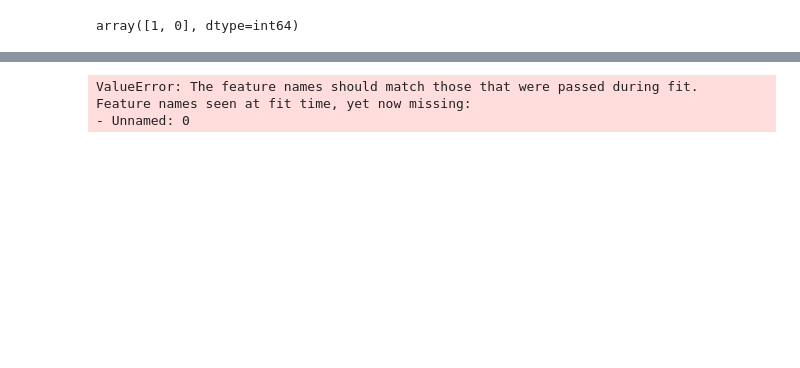
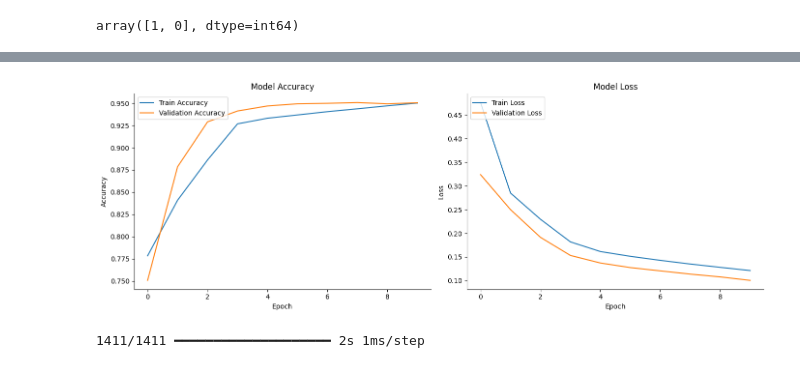
Before and after one commit to Rangga52223/Optimasi_Model_Deteksi_DDoS_Menggunakan_LSTM, a Jupyter notebook: Model1.ipynb, the cells around one changed output, grey strips where cells are left out. Saved outputs shown, nothing was run; the diff lists cells and outputs as text; code cells hidden in the pictures; blank space fills up the shorter version.

Commit message:
Update Model 1 Meredakan Overfitting

```diff
--- a/Model1.ipynb
+++ b/Model1.ipynb
@@ -146,7 +185,7 @@ from keras.layers import Reshape
 model1 = Sequential(
     [
         #Layer1
-        LSTM(128, input_shape=(X_train_res_reshaped.shape[1], X_train_res_reshaped.shape[2]), return_sequences=True),
+        LSTM(128, input_shape=(X_train_reshaped .shape[1], X_train_reshaped .shape[2]), return_sequences=True),
         Dropout(0.2),
         Dense(64),
         Dropout(0.2),
@@ -156,8 +195,6 @@ model1 = Sequential(
         Dense(32, activation='tanh'),
         Dropout(0.2),
         #Layer3
-        LSTM(32),
-        Dropout(0.2),
         Dense(1, activation='sigmoid')
     ]
 )
@@ -188,11 +225,11 @@ Model: "sequential_1"
 from keras.optimizers import Adam
 
 # Compile the model with Adam optimizer and a learning rate of 0.00001
-model1.compile(optimizer=Adam(learning_rate=0.000001), loss='binary_crossentropy', metrics=['accuracy'])
+model1.compile(optimizer=Adam(learning_rate=0.00001), loss='binary_crossentropy', metrics=['accuracy'])
 # %%
-weight = {0: 2.0, 1: 1.0}
+weight = {0: 1.0, 1: 1.0}
 
-train = model1.fit(X_train_res_reshaped,y_train, epochs=10, batch_size=32, validation_split=0.2)
+train = model1.fit(X_train_reshaped ,y_train, epochs=10, batch_size=32, validation_split=0.2)
 train
 # %% [output]
 Epoch 1/10
@@ -218,18 +255,40 @@ Epoch 10/10
 <keras.src.callbacks.history.History at 0x...>
+# %%
+import seaborn as sns
+
+import matplotlib.pyplot as plt
+
+# Plot training & validation accuracy values
+plt.figure(figsize=(14, 5))
+
+plt.subplot(1, 2, 1)
+plt.plot(train.history['accuracy'], label='Train Accuracy')
+plt.plot(train.history['val_accuracy'], label='Validation Accuracy')
+plt.title('Model Accuracy')
+plt.xlabel('Epoch')
+plt.ylabel('Accuracy')
+plt.legend(loc='upper left')
+sns.despine()
+
+# Plot training & validation loss values
+plt.subplot(1, 2, 2)
+plt.plot(train.history['loss'], label='Train Loss')
+plt.plot(train.history['val_loss'], label='Validation Loss')
+plt.title('Model Loss')
+plt.xlabel('Epoch')
+plt.ylabel('Loss')
+plt.legend(loc='upper left')
+sns.despine()
+
+plt.tight_layout()
+plt.show()
+# %% [output]
+[figure, added]
 # %%
 from sklearn.metrics import f1_score
-
-# Reshape data menjadi bentuk [samples, timesteps, features]
-X_test_reshaped = X_test_scaled.reshape((X_test_scaled.shape[0], 1, X_test_scaled.shape[1]))
 
 # Lakukan prediksi menggunakan model yang telah dilatih
 y_pred = model1.predict(X_test_reshaped)
 y_pred = (y_pred > 0.5).astype(int)
-
-# Hitung f1-score
-f1 = f1_score(y_test, y_pred)
-print("F1 Score:", f1)
 # %% [output]
-ValueError: The feature names should match those that were passed during fit.
-Feature names seen at fit time, yet now missing:
-- Unnamed: 0
+1411/1411 ━━━━━━━━━━━━━━━━━━━━ 2s 1ms/step
```
Also changed, not shown: parts of 15 cells of this notebook, 3 other files.
